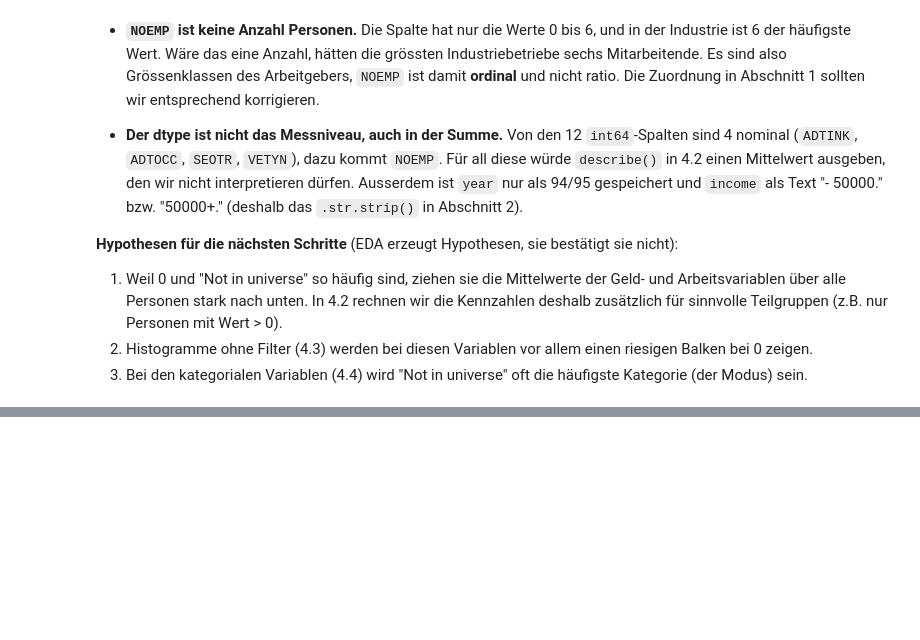
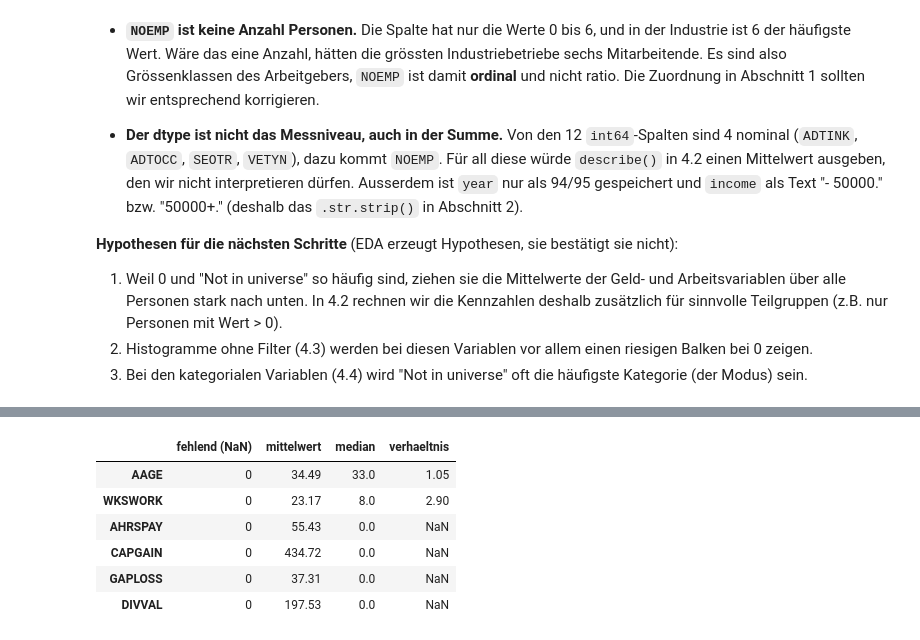
Before and after one commit to Manuel-Schmid/census-income-analysis, a Jupyter notebook: src/statistics_project/dataset_analysis_notebooks/NB01.ipynb, the cells around one changed output, grey strips where cells are left out. Drawn from its saved outputs; the diff is of its cells as text; code cells hidden in the pictures; blank space fills up the shorter version.

```diff
--- a/src/statistics_project/dataset_analysis_notebooks/NB01.ipynb
+++ b/src/statistics_project/dataset_analysis_notebooks/NB01.ipynb
@@ -559,0 +601,18 @@ pd.crosstab(zuordnung["dtype"], zuordnung["messniveau"], margins=True, margins_n
+# %%
+n = len(census)
+signale = pd.DataFrame({
+    "fehlend (NaN)": n - census[metrisch].count(),
+    "mittelwert": census[metrisch].mean(),
+    "median": census[metrisch].median(),
+})
+# Bei Median 0 ist das Verhältnis nicht definiert (Division durch 0), dort steht NaN.
+signale["verhaeltnis"] = signale["mittelwert"] / signale["median"].replace(0, np.nan)
+signale.round(2)
+# %% [output]
+|  | fehlend (NaN) | mittelwert | median | verhaeltnis |
+| AAGE | 0 | 34.49 | 33.0 | 1.05 |
+| WKSWORK | 0 | 23.17 | 8.0 | 2.90 |
+| AHRSPAY | 0 | 55.43 | 0.0 | NaN |
+| CAPGAIN | 0 | 434.72 | 0.0 | NaN |
+| GAPLOSS | 0 | 37.31 | 0.0 | NaN |
+| DIVVAL | 0 | 197.53 | 0.0 | NaN |
```
Also changed, not shown: parts of 13 cells of this notebook.
